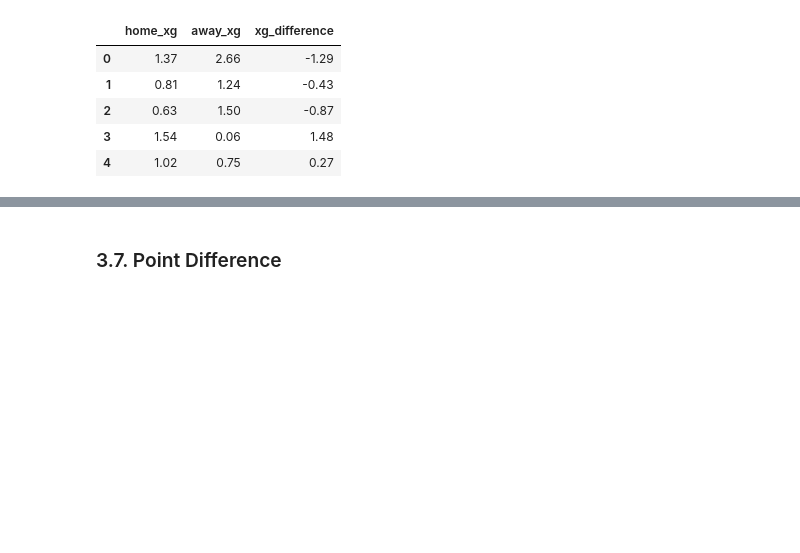
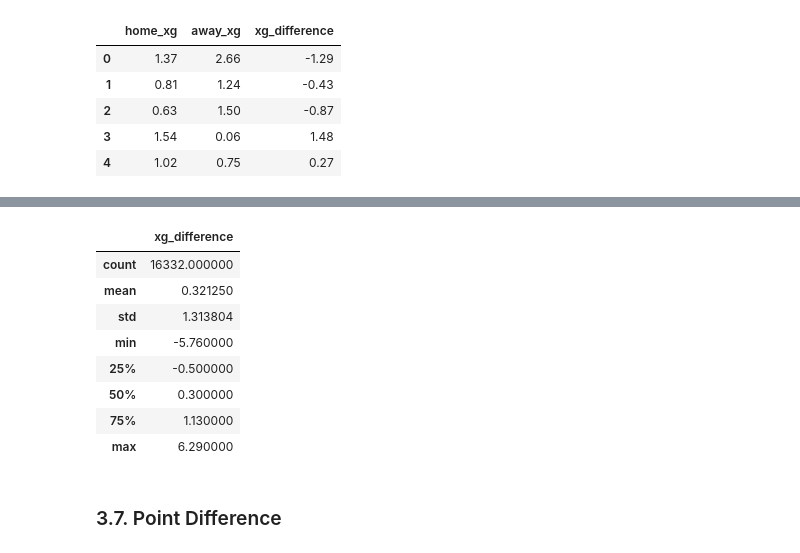
Before and after one commit to magrimuc/prj-2-eda-sql-football-matches-statistics, a Jupyter notebook: MaNU_notebook.ipynb, the cells around one changed output, grey strips where cells are left out. Saved outputs shown, nothing was run; the diff lists cells and outputs as text; code cells hidden in the pictures; blank space fills up the shorter version.

```diff
--- a/MaNU_notebook.ipynb
+++ b/MaNU_notebook.ipynb
@@ -683,2 +687,14 @@ NEEDED to be finish
+# %%
+clean_df[["xg_difference"]].describe()
+# %% [output]
+|  | xg_difference |
+| count | 16332.000000 |
+| mean | 0.321250 |
+| std | 1.313804 |
+| min | -5.760000 |
+| 25% | -0.500000 |
+| 50% | 0.300000 |
+| 75% | 1.130000 |
+| max | 6.290000 |
 # %% [markdown]
 ### 3.7. Point Difference
```
Also changed, not shown: parts of 22 cells of this notebook.
